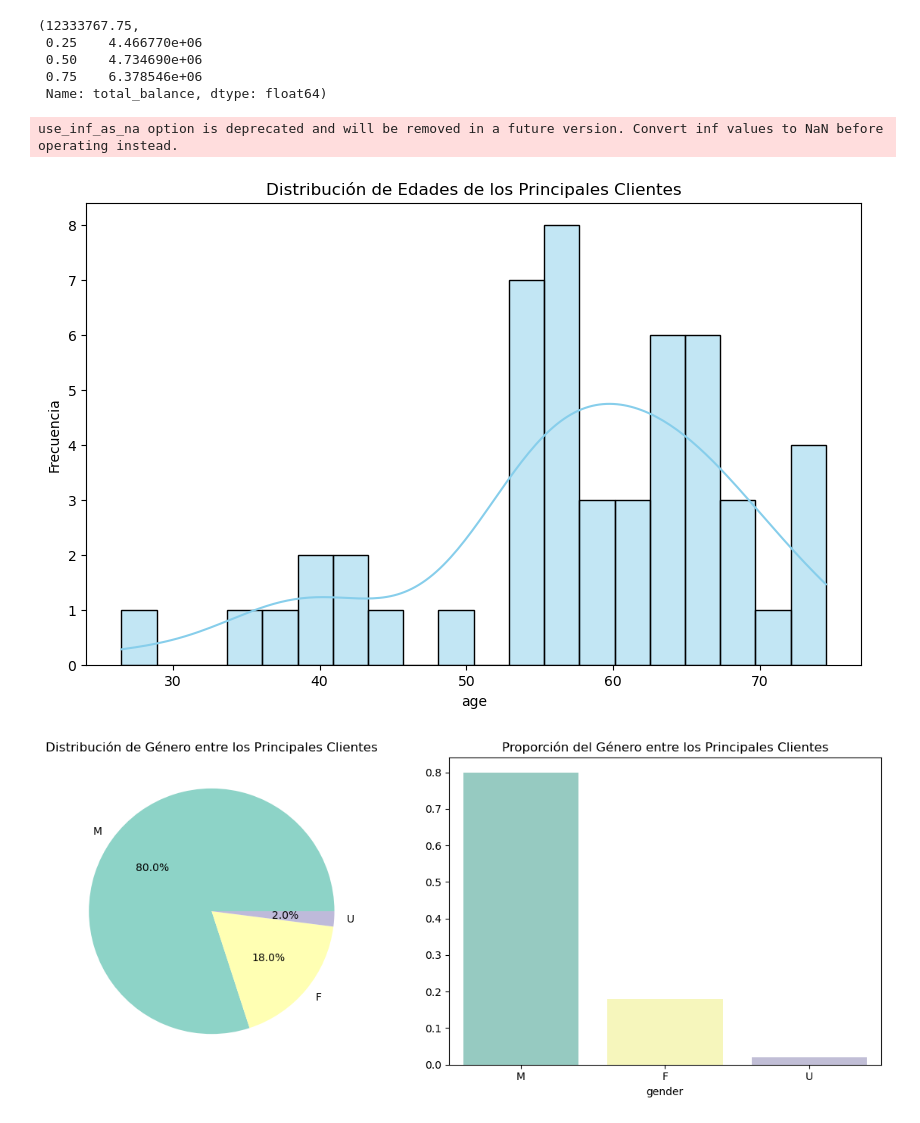
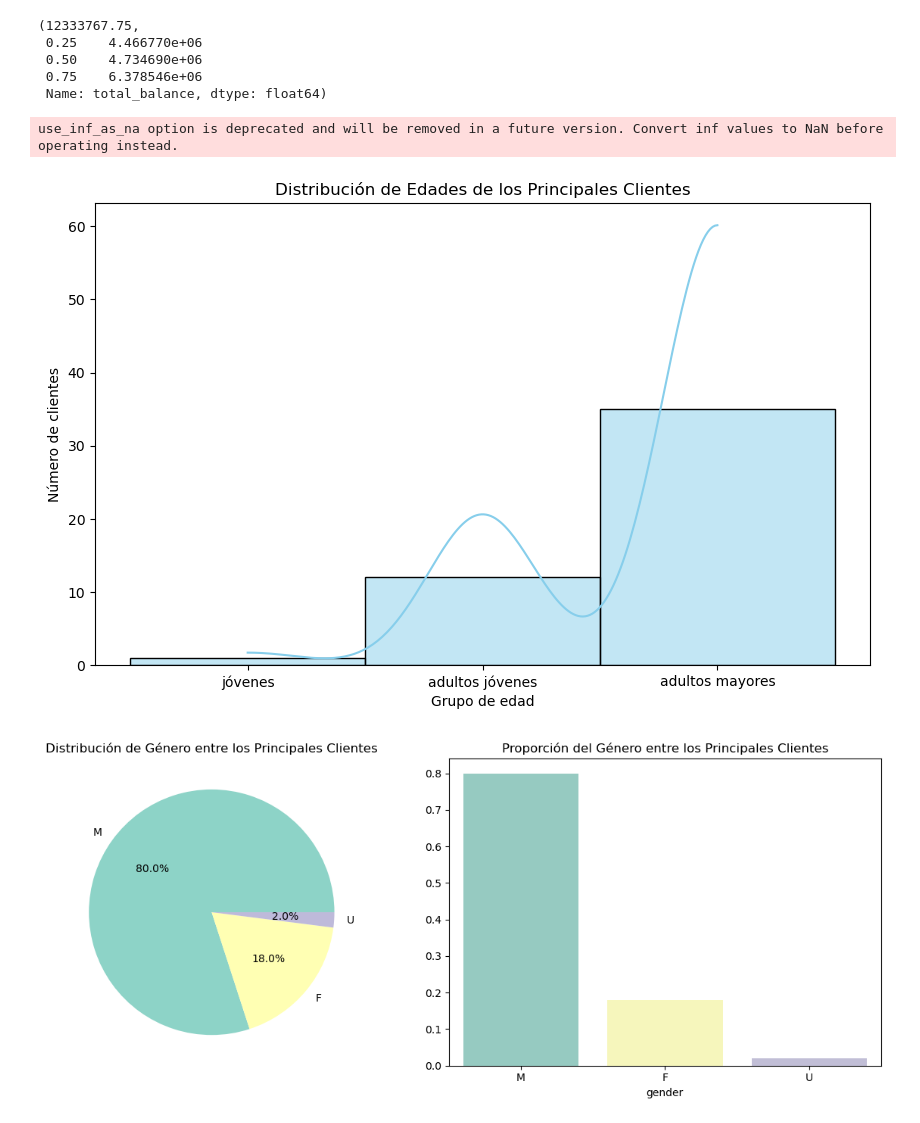
Before and after one commit to alicia-perez-diez/vanguard, a Jupyter notebook: notebooks/main.ipynb, the cells around one changed output. Saved outputs shown, nothing was run; the diff lists cells and outputs as text; code cells hidden in the pictures.

```diff
--- a/notebooks/main.ipynb
+++ b/notebooks/main.ipynb
@@ -231,15 +241,15 @@ rango_de_dinero, quantiles_de_dinero
 # %%
 #Histograma de edades de los principales clientes
 
 plt.figure(figsize=(10, 6))
-sns.histplot(df_clientes_principales['age'], bins=20, kde=True, color='skyblue')
+sns.histplot(df_clientes_principales['age_grouped'], bins=20, kde=True, color='skyblue')
 plt.title('Distribución de Edades de los Principales Clientes')
-plt.xlabel('age')
-plt.ylabel('Frecuencia')
+plt.xlabel('Grupo de edad')
+plt.ylabel('Número de clientes')
 plt.show()
 # %% [output]
 use_inf_as_na option is deprecated and will be removed in a future version. Convert inf values to NaN before operating instead.
-[figure, old version]
+[figure, new version]
 # %%
 import matplotlib.pyplot as plt
 import seaborn as sns
```
Also changed, not shown: parts of 36 cells of this notebook.
